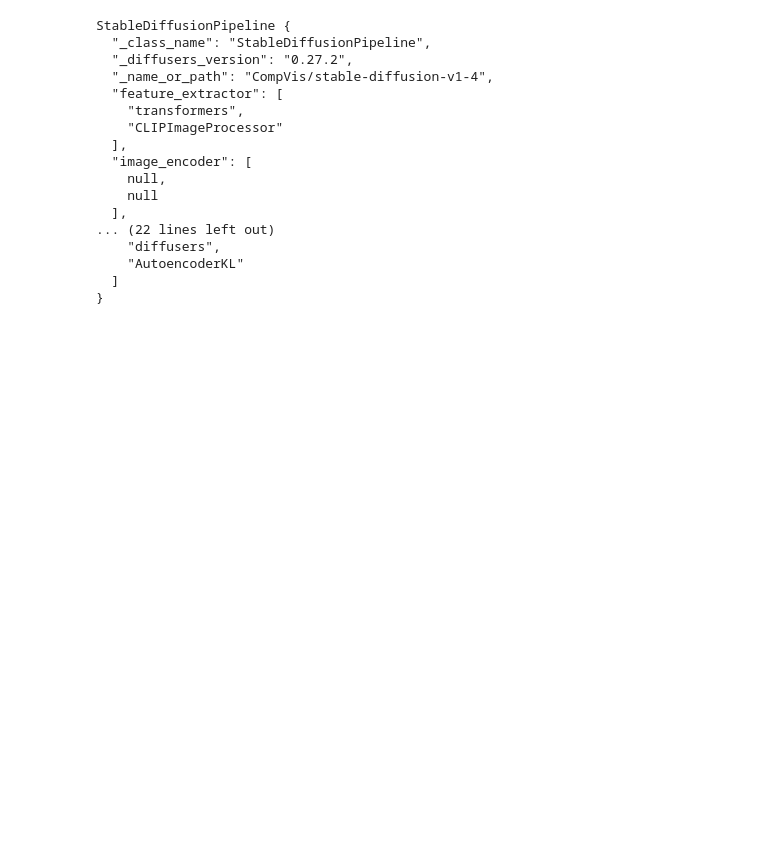
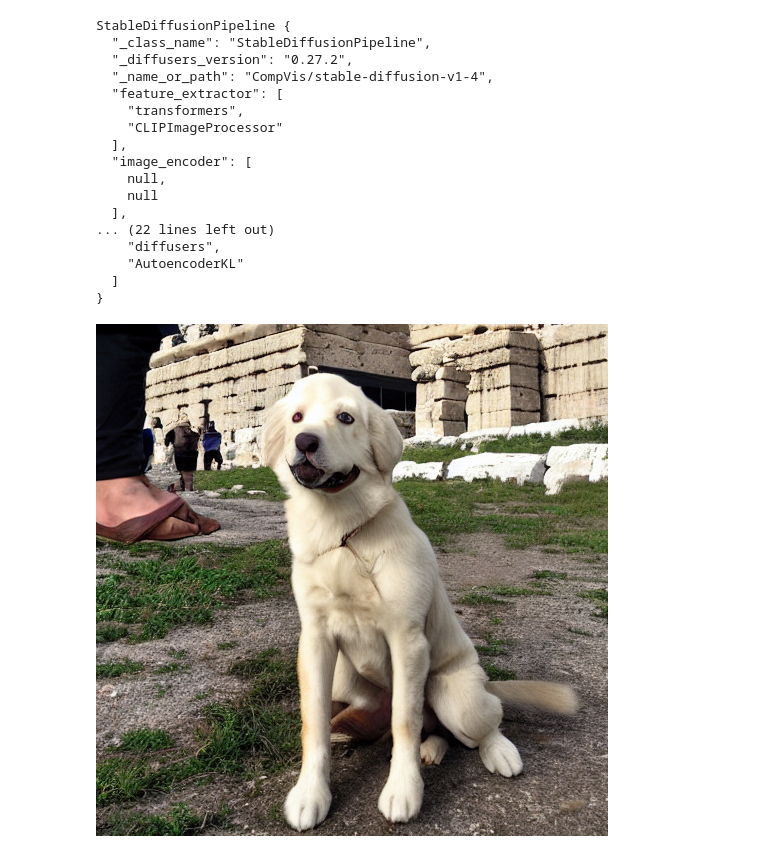
Before and after one commit to arjuuunhm/DreamBooth, a Jupyter notebook: CS4782_Final.ipynb, the cells around one changed output. Drawn from its saved outputs; the diff is of its cells as text; code cells hidden in the pictures; blank space fills up the shorter version.

```diff
--- a/CS4782_Final.ipynb
+++ b/CS4782_Final.ipynb
@@ -73,6 +68,12 @@ StableDiffusionPipeline {
     "AutoencoderKL"
   ]
 }
+# %%
+model = torch.load('model600.pth')
+
+model(prompt='A sks dog at the Acropolis').images[0]
+# %% [output]
+[figure, added]
 # %%
 prior_images = []
 prompt = "A dog"
```
Also changed, not shown: parts of 13 cells of this notebook.
